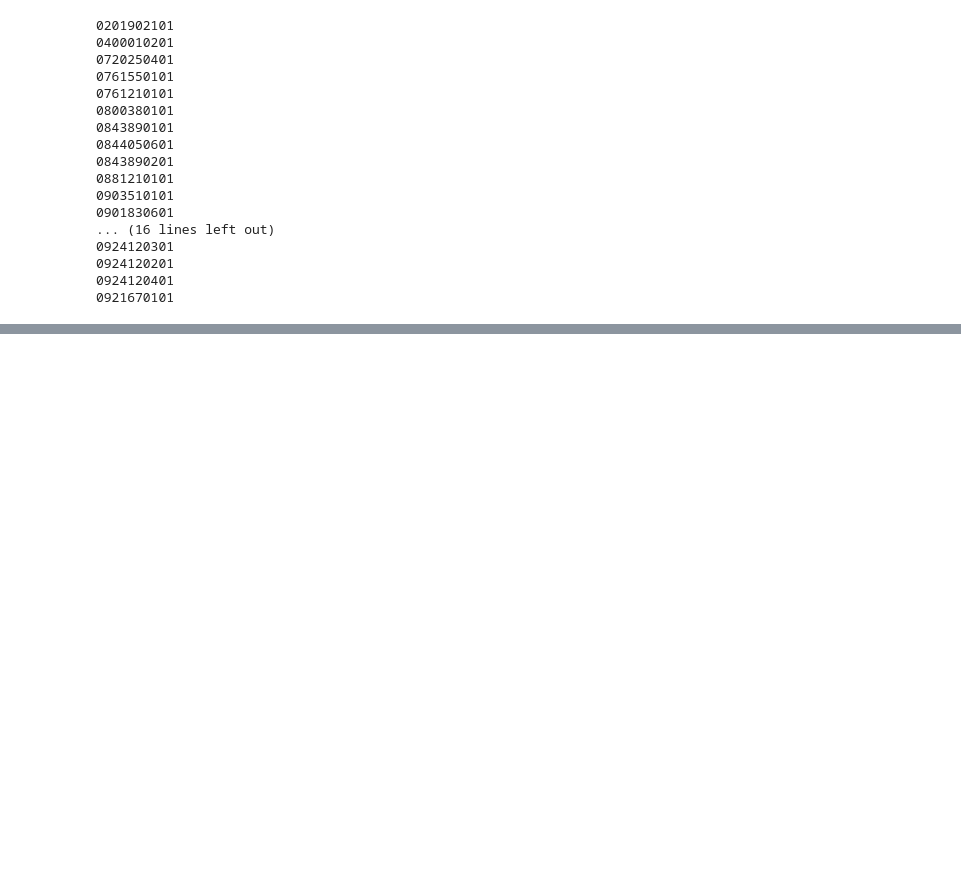
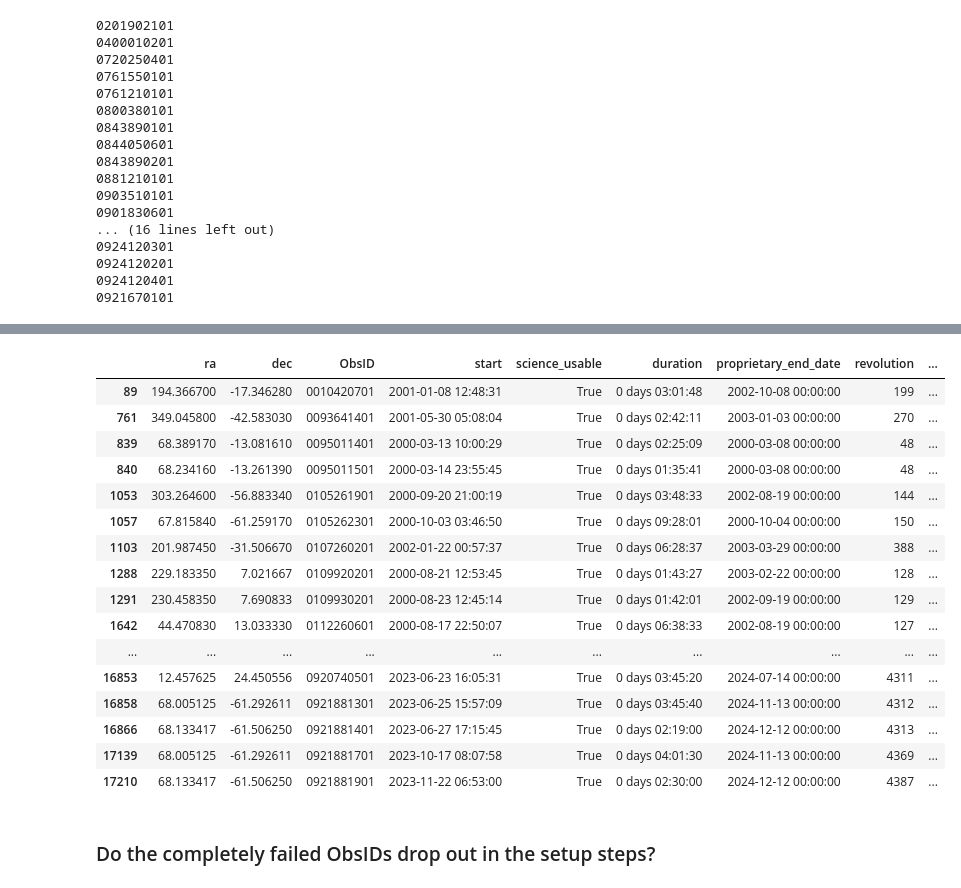
Before and after one commit to LoVoCCS/X-LoVoCCS-Data, a Jupyter notebook: notebooks/download_process_xray_data.ipynb, the cells around one changed output, grey strips where cells are left out. Drawn from its saved outputs; the diff is of its cells as text; code cells hidden in the pictures; blank space fills up the shorter version.

Commit message:
Checked the data that failed XMM processing

```diff
--- a/notebooks/download_process_xray_data.ipynb
+++ b/notebooks/download_process_xray_data.ipynb
@@ -646,0 +651,4 @@ for g_oi in [oi for oi, success in arch.final_process_success['xmm_pointed'].ite
+# %%
+failed_obs_ids = [oi for oi, succ in arch.final_process_success['xmm_pointed'].items() if not succ]
+print(len(failed_obs_ids))
+failed_obs_ids
@@ -646,0 +674,22 @@ for g_oi in [oi for oi, success in arch.final_process_success['xmm_pointed'].ite
+# %%
+arch['xmm_pointed'].filtered_obs_info[arch['xmm_pointed'].filtered_obs_info['ObsID'].isin(failed_obs_ids)]
+# %% [output]
+|  | ra | dec | ObsID | start | science_usable | duration | proprietary_end_date | revolution | ... |
+| 89 | 194.366700 | -17.346280 | 0010420701 | 2001-01-08 12:48:31 | True | 0 days 03:01:48 | 2002-10-08 00:00:00 | 199 | ... |
+| 761 | 349.045800 | -42.583030 | 0093641401 | 2001-05-30 05:08:04 | True | 0 days 02:42:11 | 2003-01-03 00:00:00 | 270 | ... |
+| 839 | 68.389170 | -13.081610 | 0095011401 | 2000-03-13 10:00:29 | True | 0 days 02:25:09 | 2000-03-08 00:00:00 | 48 | ... |
+| 840 | 68.234160 | -13.261390 | 0095011501 | 2000-03-14 23:55:45 | True | 0 days 01:35:41 | 2000-03-08 00:00:00 | 48 | ... |
+| 1053 | 303.264600 | -56.883340 | 0105261901 | 2000-09-20 21:00:19 | True | 0 days 03:48:33 | 2002-08-19 00:00:00 | 144 | ... |
+| 1057 | 67.815840 | -61.259170 | 0105262301 | 2000-10-03 03:46:50 | True | 0 days 09:28:01 | 2000-10-04 00:00:00 | 150 | ... |
+| 1103 | 201.987450 | -31.506670 | 0107260201 | 2002-01-22 00:57:37 | True | 0 days 06:28:37 | 2003-03-29 00:00:00 | 388 | ... |
+| 1288 | 229.183350 | 7.021667 | 0109920201 | 2000-08-21 12:53:45 | True | 0 days 01:43:27 | 2003-02-22 00:00:00 | 128 | ... |
+| 1291 | 230.458350 | 7.690833 | 0109930201 | 2000-08-23 12:45:14 | True | 0 days 01:42:01 | 2002-09-19 00:00:00 | 129 | ... |
+| 1642 | 44.470830 | 13.033330 | 0112260601 | 2000-08-17 22:50:07 | True | 0 days 06:38:33 | 2002-08-19 00:00:00 | 127 | ... |
+| ... | ... | ... | ... | ... | ... | ... | ... | ... | ... |
+| 16853 | 12.457625 | 24.450556 | 0920740501 | 2023-06-23 16:05:31 | True | 0 days 03:45:20 | 2024-07-14 00:00:00 | 4311 | ... |
+| 16858 | 68.005125 | -61.292611 | 0921881301 | 2023-06-25 15:57:09 | True | 0 days 03:45:40 | 2024-11-13 00:00:00 | 4312 | ... |
+| 16866 | 68.133417 | -61.506250 | 0921881401 | 2023-06-27 17:15:45 | True | 0 days 02:19:00 | 2024-12-12 00:00:00 | 4313 | ... |
+| 17139 | 68.005125 | -61.292611 | 0921881701 | 2023-10-17 08:07:58 | True | 0 days 04:01:30 | 2024-11-13 00:00:00 | 4369 | ... |
+| 17210 | 68.133417 | -61.506250 | 0921881901 | 2023-11-22 06:53:00 | True | 0 days 02:30:00 | 2024-12-12 00:00:00 | 4387 | ... |
+# %% [markdown]
+### Do the completely failed ObsIDs drop out in the setup steps?
```
Also changed, not shown: parts of 27 cells of this notebook.
